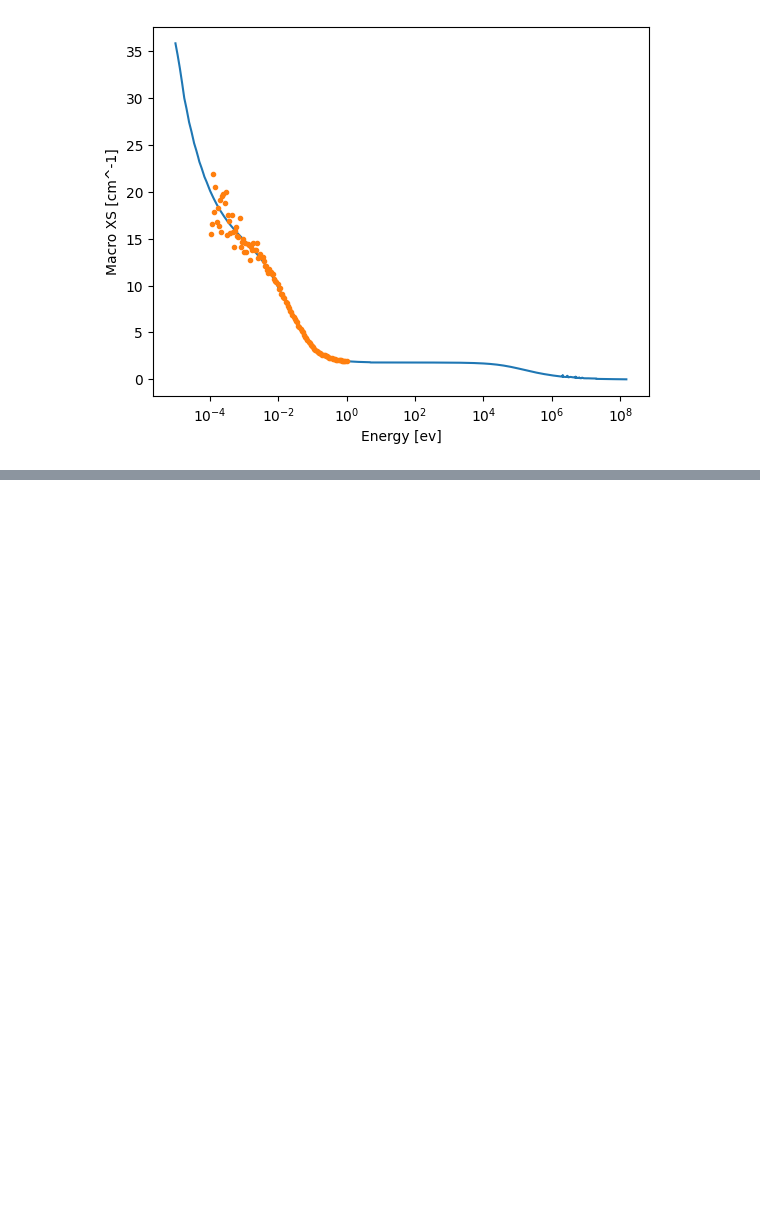
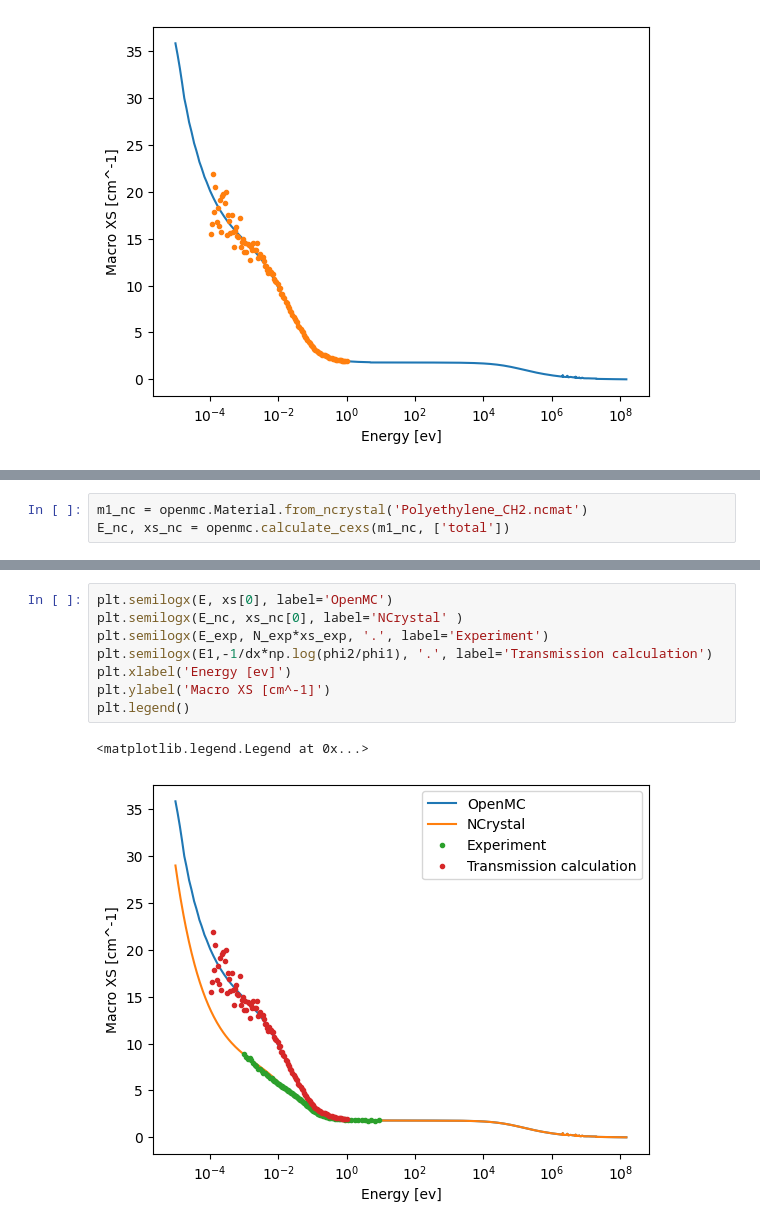
Before and after one commit to highness-eu/TSL_School, a Jupyter notebook: openmc/Examples/Transmission/TSL_School-Transmission.ipynb, the cells around one changed output, grey strips where cells are left out. Cells and saved outputs as stored; diff of their text form; blank space fills up the shorter version.

Commit message:
Update Transmission example

```diff
--- a/openmc/Examples/Transmission/TSL_School-Transmission.ipynb
+++ b/openmc/Examples/Transmission/TSL_School-Transmission.ipynb
@@ -124,0 +127,3 @@ Text(0, 0.5, 'Macro XS [cm^-1]')
+# %%
+m1_nc = openmc.Material.from_ncrystal('Polyethylene_CH2.ncmat')
+E_nc, xs_nc = openmc.calculate_cexs(m1_nc, ['total'])
@@ -124,0 +239,11 @@ Text(0, 0.5, 'Macro XS [cm^-1]')
+# %%
+plt.semilogx(E, xs[0], label='OpenMC')
+plt.semilogx(E_nc, xs_nc[0], label='NCrystal' )
+plt.semilogx(E_exp, N_exp*xs_exp, '.', label='Experiment')
+plt.semilogx(E1,-1/dx*np.log(phi2/phi1), '.', label='Transmission calculation')
+plt.xlabel('Energy [ev]')
+plt.ylabel('Macro XS [cm^-1]')
+plt.legend()
+# %% [output]
+<matplotlib.legend.Legend at 0x...>
+[figure, added]
```
Also changed, not shown: parts of 12 cells of this notebook.
